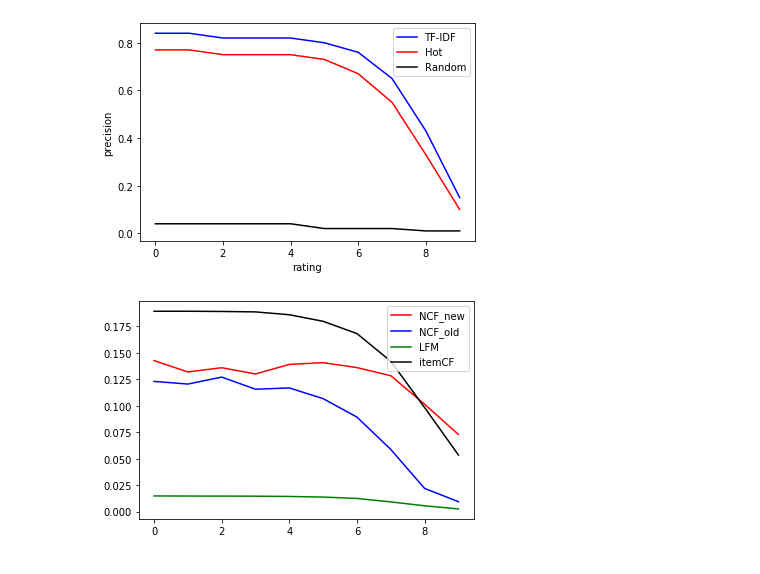
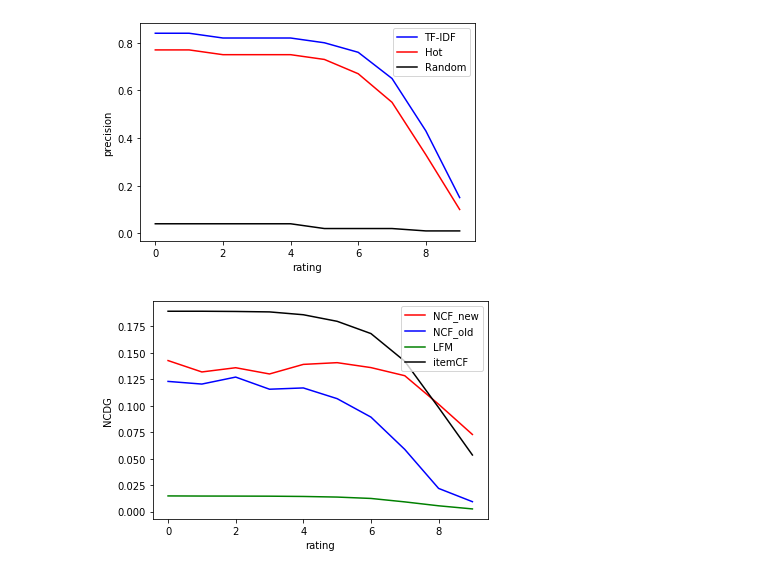
Before and after one commit to DruryXu/SCUthesis, a Jupyter notebook: data_analysis/data_analysis.ipynb, the cells around one changed output. Cells and saved outputs as stored; diff of their text form; code cells hidden in the pictures.

```diff
--- a/data_analysis/data_analysis.ipynb
+++ b/data_analysis/data_analysis.ipynb
@@ -154,16 +181,18 @@ plt.show()
 # %%
 ndcg_ncf_new = [0.14257592658586676, 0.13182745369215734, 0.13582495771583644, 0.12993162571582242, 0.13896901269577408, 0.14059730459631595, 0.13594528926253038, 0.1282850630061106, 0.10139770954220602, 0.07282386054740611]
 ndcg_ncf_old = [0.12291302136579671, 0.12040168688531584, 0.1269895291803799, 0.11553488698849355, 0.11674780244919446, 0.1066306828890327, 0.08922114520123008, 0.05873569861841453, 0.02193337709638735, 0.009395865907325563]
 ndcg_lfm = [0.014834511685310595, 0.014716975242358885, 0.014675898018339085, 0.014593743570299487, 0.014328689191308539, 0.013754242107075702, 0.012451751073086093, 0.00920592559239942, 0.005519314722759233, 0.002572878816357417]
 ndcg_itemcf = [0.1891258420383167, 0.1891258420383167, 0.18891888054406006, 0.18850495755554675, 0.18583034508734766, 0.1796324749004105, 0.1680489537635854, 0.14193992356121823, 0.09824439482515987, 0.05346556795362338]
 x = [i for i in range(10)]
 plt.figure()
 ncf_new, = plt.plot(x, ndcg_ncf_new, c = 'red')
 ncf_old, = plt.plot(x, ndcg_ncf_old, c = 'blue')
 lfm, = plt.plot(x, ndcg_lfm, c = 'green')
 itemcf, = plt.plot(x, ndcg_itemcf, c = 'black')
 plt.legend([ncf_new, ncf_old, lfm, itemcf], ["NCF_new", "NCF_old", "LFM", "itemCF"])
+plt.xlabel("rating")
+plt.ylabel("NCDG")
 plt.savefig("NDCG.jpg")
 plt.show()
 # %% [output]
-[figure, old version]
+[figure, new version]
```
Also changed, not shown: parts of 4 cells of this notebook, 22 other files.
